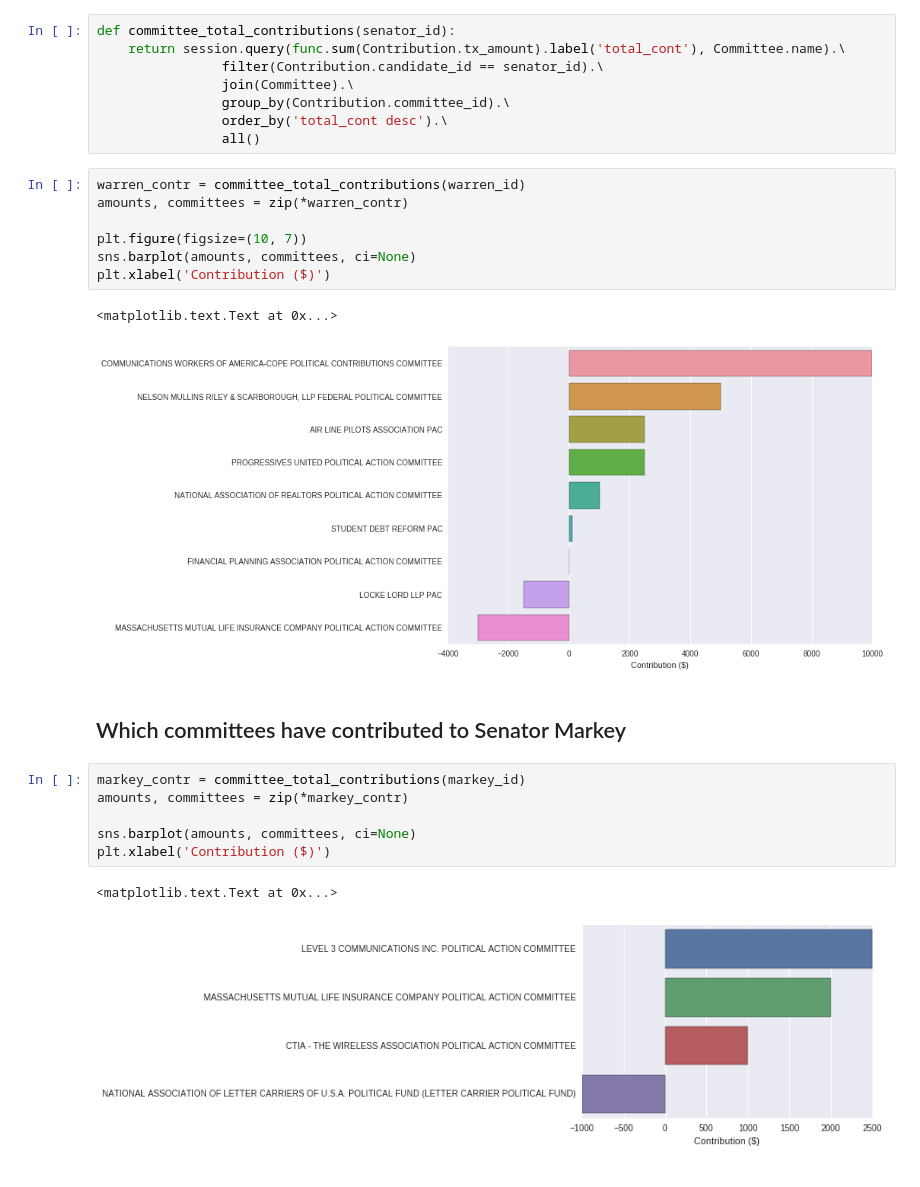
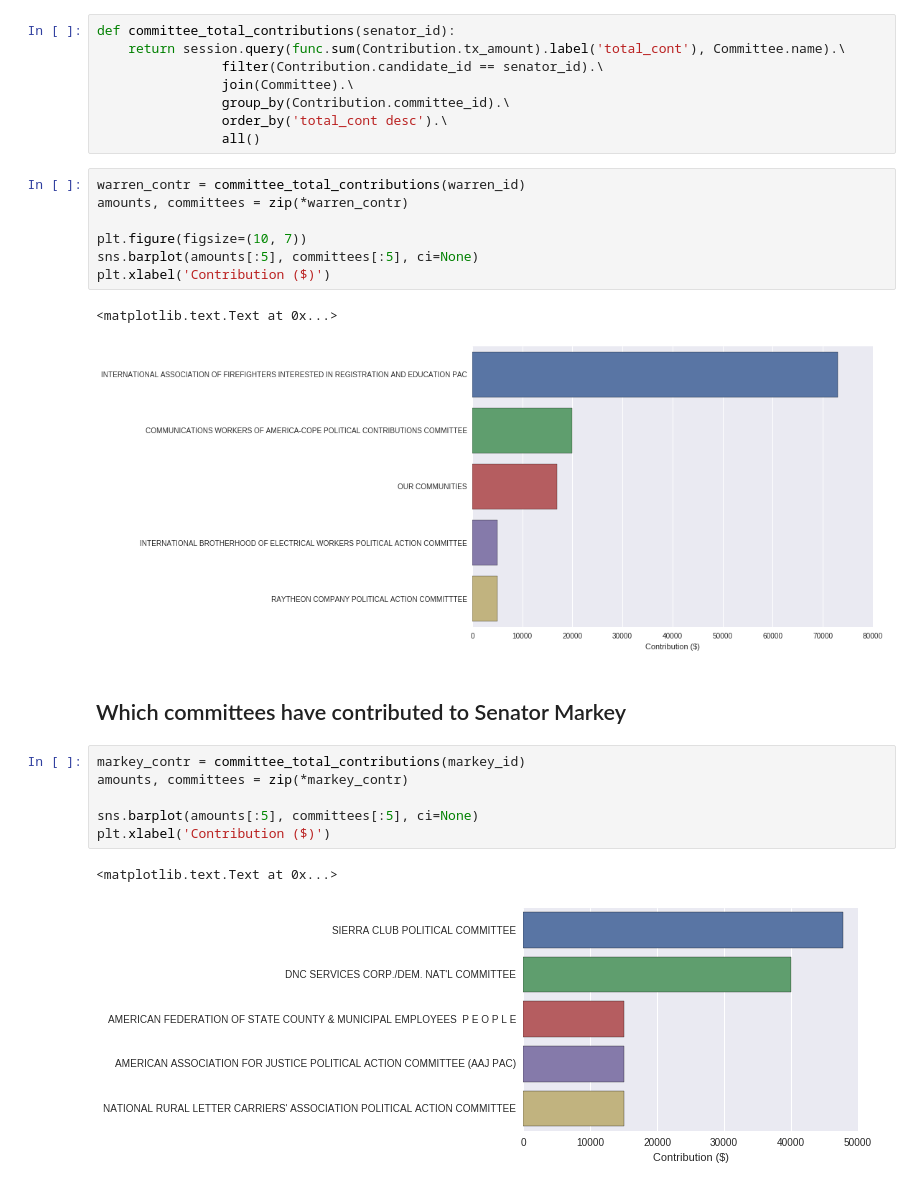
Before and after one commit to idgetto/DataScience16CTW, a Jupyter notebook: exploration/ma_senators.ipynb, the cells around one changed output. Cells and saved outputs as stored; diff of their text form.

```diff
--- a/exploration/ma_senators.ipynb
+++ b/exploration/ma_senators.ipynb
@@ -84,21 +84,21 @@ def committee_total_contributions(senator_id):
 # %%
 warren_contr = committee_total_contributions(warren_id)
 amounts, committees = zip(*warren_contr)
 
 plt.figure(figsize=(10, 7))
-sns.barplot(amounts, committees, ci=None)
+sns.barplot(amounts[:5], committees[:5], ci=None)
 plt.xlabel('Contribution ($)')
 # %% [output]
 <matplotlib.text.Text at 0x...>
-[figure, old version]
+[figure, new version]
 # %% [markdown]
 ## Which committees have contributed to Senator Markey
 # %%
 markey_contr = committee_total_contributions(markey_id)
 amounts, committees = zip(*markey_contr)
 
-sns.barplot(amounts, committees, ci=None)
+sns.barplot(amounts[:5], committees[:5], ci=None)
 plt.xlabel('Contribution ($)')
 # %% [output]
 <matplotlib.text.Text at 0x...>
-[figure, old version]
+[figure, new version]
```
Also changed, not shown: parts of 6 cells of this notebook, 13 other files.
